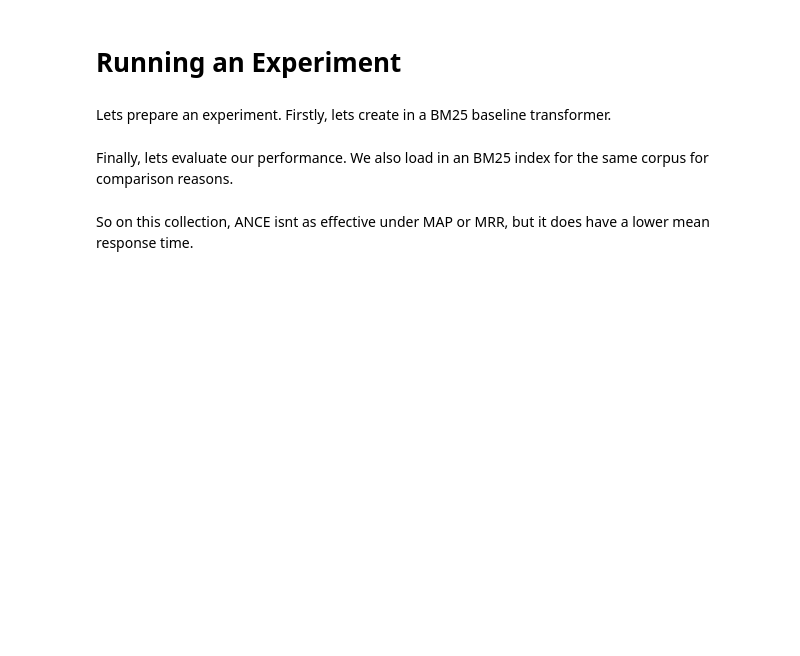
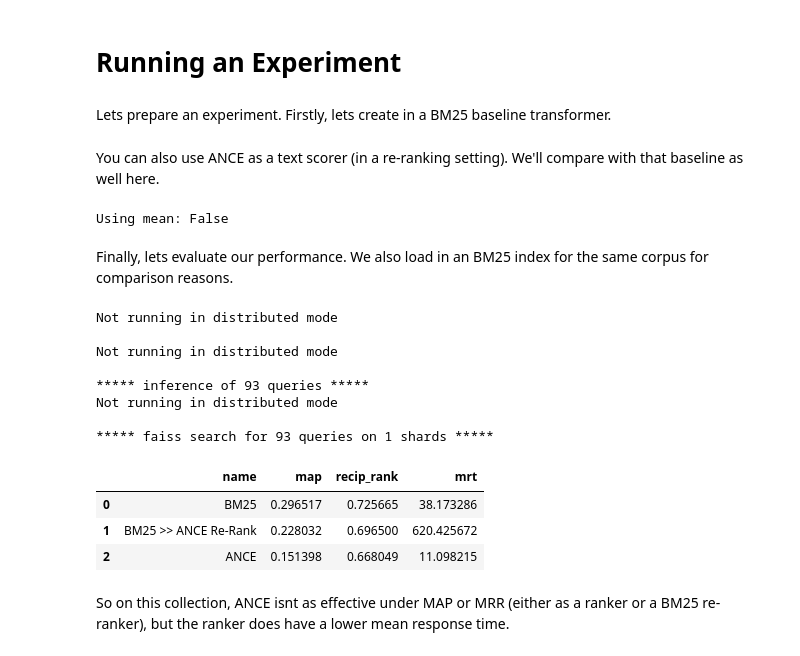
Before and after one commit to terrierteam/pyterrier_ance, a Jupyter notebook: pyterrier_ance_vaswani.ipynb, the cells around one changed output. Drawn from its saved outputs; the diff is of its cells as text; code cells hidden in the pictures; blank space fills up the shorter version.

Commit message:
added ANCE text re-ranker

```diff
--- a/pyterrier_ance_vaswani.ipynb
+++ b/pyterrier_ance_vaswani.ipynb
@@ -80,14 +109,34 @@ Here we can ask [PyTerrier](https://github.com/terrier-org/pyterrier) to search
 Lets prepare an experiment. Firstly, lets create in a BM25 baseline transformer.
 # %%
 bm25 = pt.BatchRetrieve(pt.get_dataset("vaswani").get_index(), wmodel="BM25")
+# %% [markdown]
+You can also use ANCE as a text scorer (in a re-ranking setting). We'll compare with that baseline as well here.
+# %%
+ance_rerank = (bm25 % 100) >> pt.text.get_text(dataset, 'text') >> pyterrier_ance.ANCETextScorer(checkpoint_path="/content/Passage ANCE(FirstP) Checkpoint")
+# %% [output]
+Using mean: False
 # %% [markdown]
 Finally, lets evaluate our performance. We also load in an BM25 index for the same corpus for comparison reasons.
 # %%
 pt.Experiment(
-    [bm25, ance_retr],
+    [bm25, ance_rerank, ance_retr],
     dataset.get_topics(),
     dataset.get_qrels(),
-    eval_metrics=["map", "recip_rank", "mrt"]
+    eval_metrics=["map", "recip_rank", "mrt"],
+    names=['BM25', 'BM25 >> ANCE Re-Rank', 'ANCE']
     )
+# %% [output]
+Not running in distributed mode
+
+Not running in distributed mode
+
+***** inference of 93 queries *****
+Not running in distributed mode
+
+***** faiss search for 93 queries on 1 shards *****
+|  | name | map | recip_rank | mrt |
+| 0 | BM25 | 0.296517 | 0.725665 | 38.173286 |
+| 1 | BM25 >> ANCE Re-Rank | 0.228032 | 0.696500 | 620.425672 |
+| 2 | ANCE | 0.151398 | 0.668049 | 11.098215 |
 # %% [markdown]
-So on this collection, ANCE isnt as effective under MAP or MRR, but it does have a lower mean response time.
+So on this collection, ANCE isnt as effective under MAP or MRR (either as a ranker or a BM25 re-ranker), but the ranker does have a lower mean response time.
```
Also changed, not shown: parts of 7 cells of this notebook, 2 other files.
